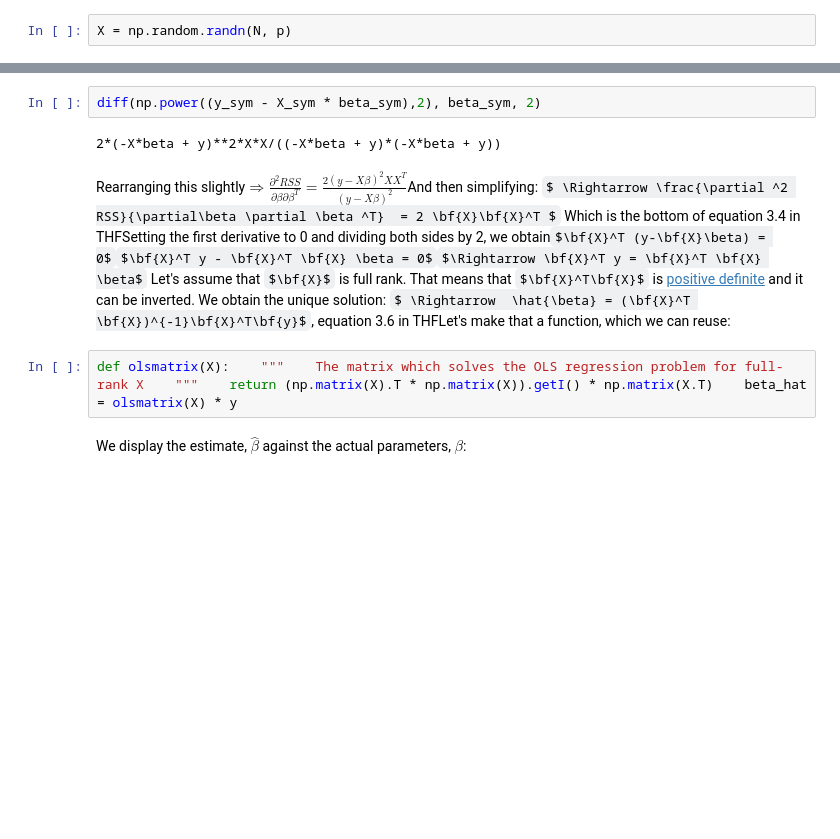
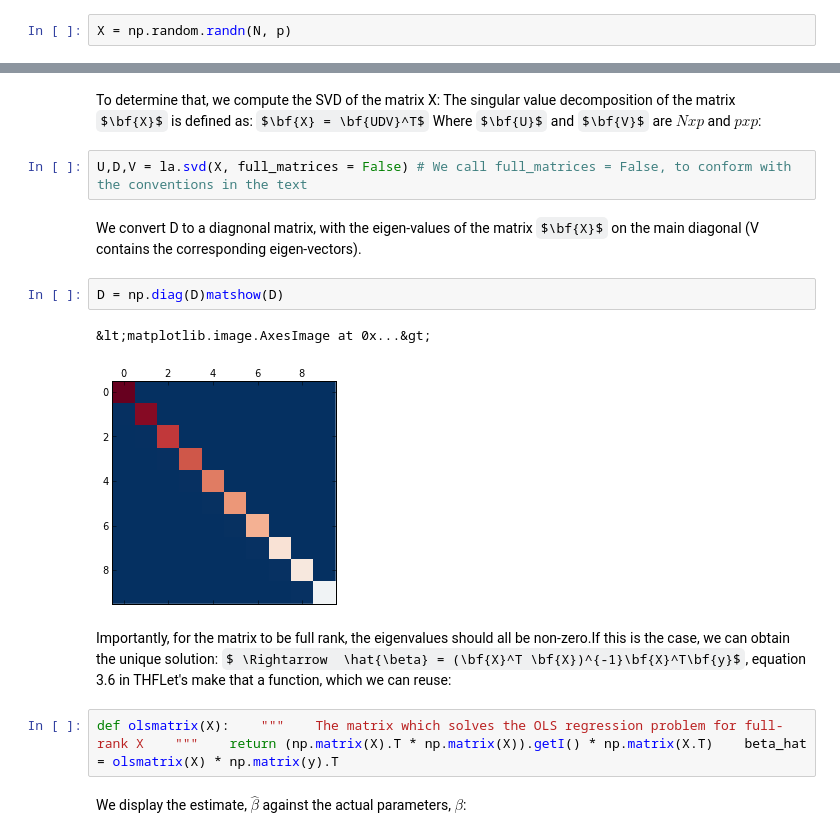
Before and after one commit to arokem/statistical_learning, a Jupyter notebook: LinearRegression.ipynb, the cells around one changed output, grey strips where cells are left out. Saved outputs shown, nothing was run; the diff lists cells and outputs as text; some formulas as TeX source; blank space fills up the shorter version.

```diff
--- a/LinearRegression.ipynb
+++ b/LinearRegression.ipynb
@@ -23,11 +34,18 @@ $\Rightarrow \frac{\partial RSS}{\partial\beta} = \frac{-2(-X \beta + y)^2 X}{(-
-# %%
-diff(np.power((y_sym - X_sym * beta_sym),2), beta_sym, 2)
-# %% [output]
-2*(-X*beta + y)**2*X*X/((-X*beta + y)*(-X*beta + y))
-# %% [markdown]
-Rearranging this slightly$ \Rightarrow \frac{\partial ^2 RSS}{\partial\beta \partial \beta ^T} = \frac{2(y -X\beta)^2 X X^T}{(y-X\beta)^2}$And then simplifying: $ \Rightarrow \frac{\partial ^2 RSS}{\partial\beta \partial \beta ^T}  = 2 \bf{X}\bf{X}^T $ Which is the bottom of equation 3.4 in THFSetting the first derivative to 0 and dividing both sides by 2, we obtain$\bf{X}^T (y-\bf{X}\beta) = 0$$\bf{X}^T y - \bf{X}^T \bf{X} \beta = 0$$\Rightarrow \bf{X}^T y = \bf{X}^T \bf{X} \beta$ Let's assume that $\bf{X}$ is full rank. That means that $\bf{X}^T\bf{X}$ is [positive definite](http://en.wikipedia.org/wiki/Positive-definite_matrix) and it can be inverted. We obtain the unique solution:  $ \Rightarrow  \hat{\beta} = (\bf{X}^T \bf{X})^{-1}\bf{X}^T\bf{y}$,  equation 3.6 in THFLet's make that a function, which we can reuse:
+# %% [markdown]
+To determine that, we compute the SVD of the matrix X: The singular value decomposition of the matrix $\bf{X}$ is defined as: $\bf{X} = \bf{UDV}^T$ Where $\bf{U}$ and $\bf{V}$ are $N x p$ and $p x p$:
+# %%
+U,D,V = la.svd(X, full_matrices = False) # We call full_matrices = False, to conform with the conventions in the text
+# %% [markdown]
+We convert D to a diagnonal matrix, with the eigen-values of the matrix $\bf{X}$ on the main diagonal (V contains the corresponding eigen-vectors).
+# %%
+D = np.diag(D)matshow(D)
+# %% [output]
+&lt;matplotlib.image.AxesImage at 0x...&gt;
+[figure, added]
+# %% [markdown]
+Importantly, for the matrix to be full rank, the eigenvalues should all be non-zero.If this is the case, we can obtain the unique solution:  $ \Rightarrow  \hat{\beta} = (\bf{X}^T \bf{X})^{-1}\bf{X}^T\bf{y}$,  equation 3.6 in THFLet's make that a function, which we can reuse:
 # %%
-def olsmatrix(X):    """    The matrix which solves the OLS regression problem for full-rank X    """    return (np.matrix(X).T * np.matrix(X)).getI() * np.matrix(X.T)    beta_hat = olsmatrix(X) * y
+def olsmatrix(X):    """    The matrix which solves the OLS regression problem for full-rank X    """    return (np.matrix(X).T * np.matrix(X)).getI() * np.matrix(X.T)    beta_hat = olsmatrix(X) * np.matrix(y).T
 # %% [markdown]
 We display the estimate, $\hat{\beta}$ against the actual parameters, $\beta$:
 # %%
```
Also changed, not shown: parts of 36 cells of this notebook.
